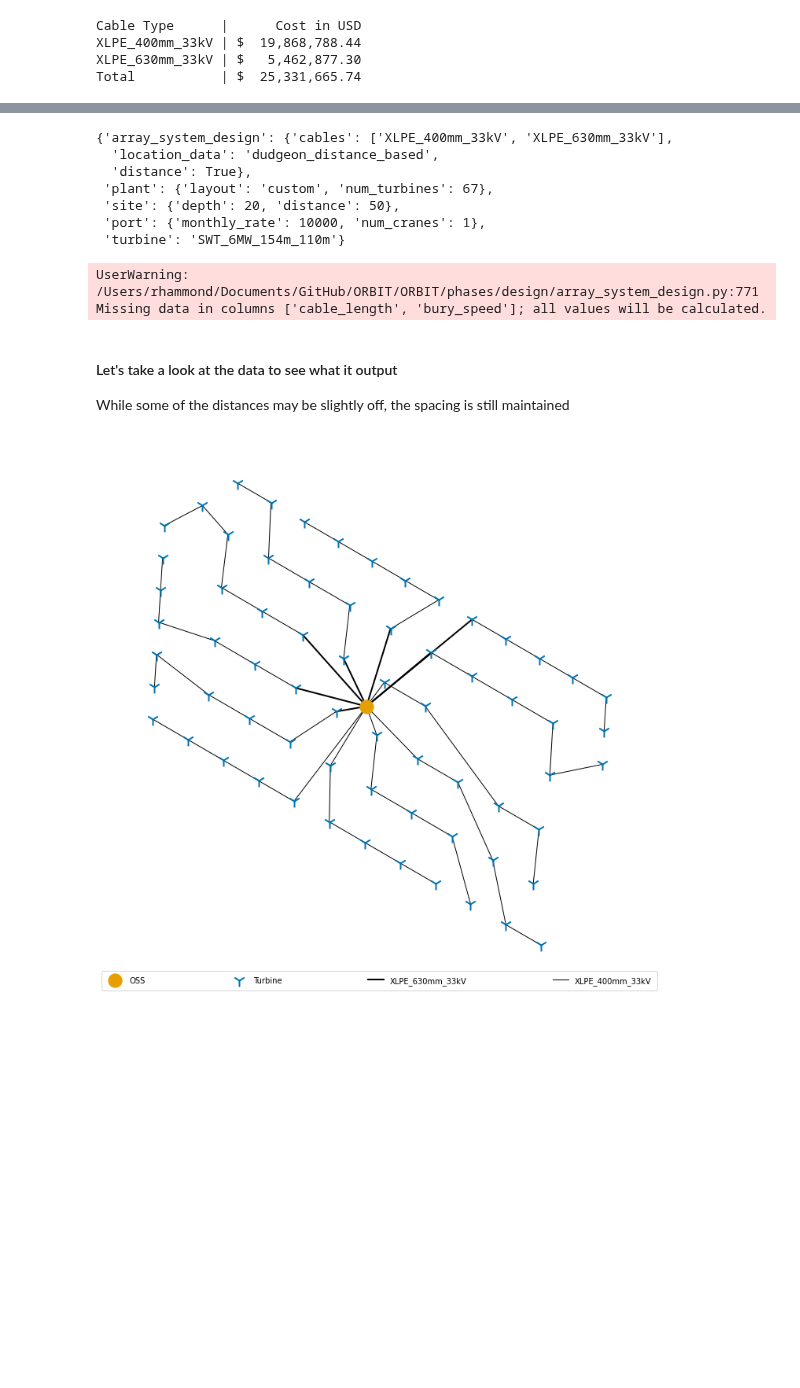
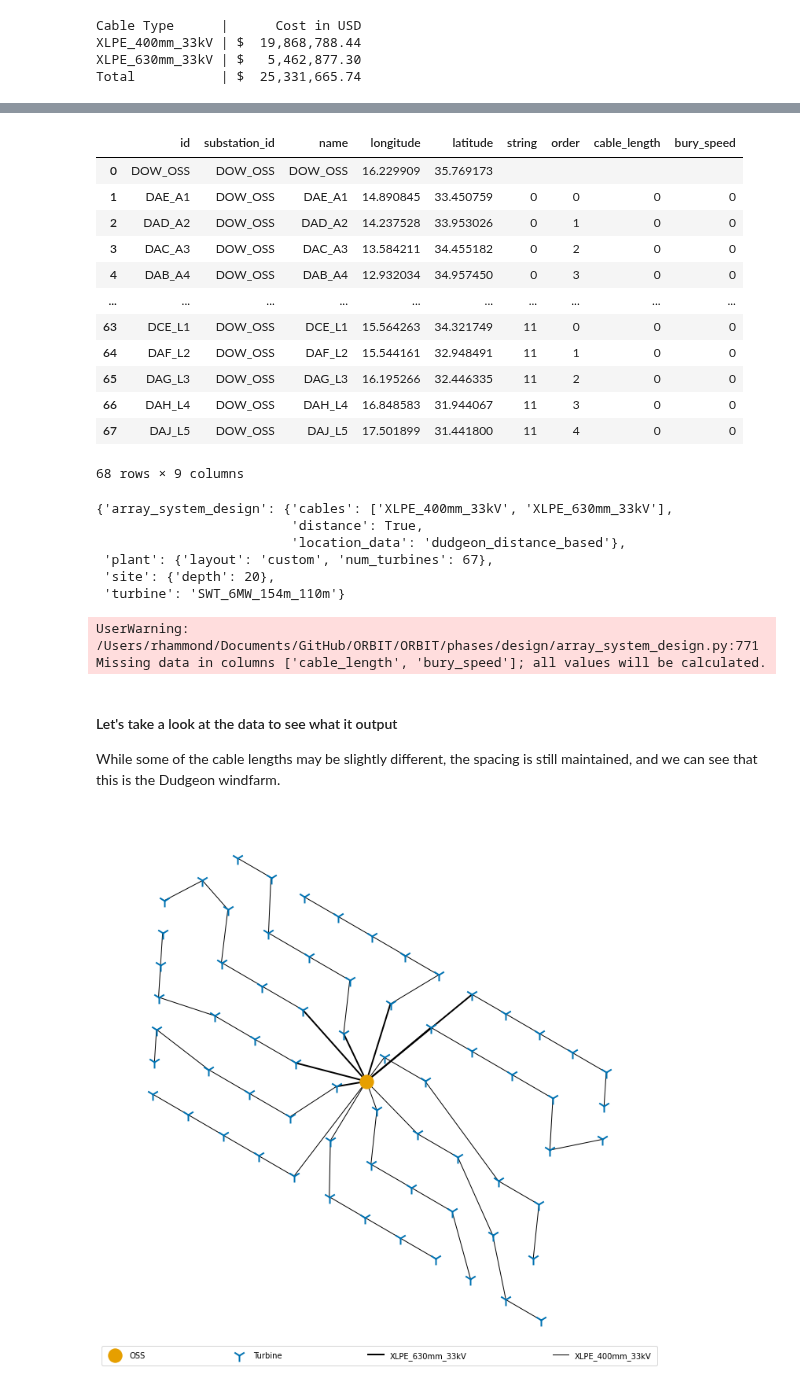
Before and after one commit to WISDEM/ORBIT, a Jupyter notebook: examples/custom_array_layout.ipynb, the cells around one changed output, grey strips where cells are left out. Cells and saved outputs as stored; diff of their text form; code cells hidden in the pictures; blank space fills up the shorter version.

```diff
--- a/examples/custom_array_layout.ipynb
+++ b/examples/custom_array_layout.ipynb
@@ -232,13 +275,29 @@ Save complete!
+# %%
+df = pd.read_csv("../library/cables/dudgeon_distance_based.csv", index_col=False).fillna("")
+df
+# %% [output]
+|  | id | substation_id | name | longitude | latitude | string | order | cable_length | bury_speed |
+| 0 | DOW_OSS | DOW_OSS | DOW_OSS | 16.229909 | 35.769173 |  |  |  |  |
+| 1 | DAE_A1 | DOW_OSS | DAE_A1 | 14.890845 | 33.450759 | 0 | 0 | 0 | 0 |
+| 2 | DAD_A2 | DOW_OSS | DAD_A2 | 14.237528 | 33.953026 | 0 | 1 | 0 | 0 |
+| 3 | DAC_A3 | DOW_OSS | DAC_A3 | 13.584211 | 34.455182 | 0 | 2 | 0 | 0 |
+| 4 | DAB_A4 | DOW_OSS | DAB_A4 | 12.932034 | 34.957450 | 0 | 3 | 0 | 0 |
+| ... | ... | ... | ... | ... | ... | ... | ... | ... | ... |
+| 63 | DCE_L1 | DOW_OSS | DCE_L1 | 15.564263 | 34.321749 | 11 | 0 | 0 | 0 |
+| 64 | DAF_L2 | DOW_OSS | DAF_L2 | 15.544161 | 32.948491 | 11 | 1 | 0 | 0 |
+| 65 | DAG_L3 | DOW_OSS | DAG_L3 | 16.195266 | 32.446335 | 11 | 2 | 0 | 0 |
+| 66 | DAH_L4 | DOW_OSS | DAH_L4 | 16.848583 | 31.944067 | 11 | 3 | 0 | 0 |
+| 67 | DAJ_L5 | DOW_OSS | DAJ_L5 | 17.501899 | 31.441800 | 11 | 4 | 0 | 0 |
+68 rows × 9 columns
 # %%
 config = library.extract_library_specs("config", "example_custom_array_simple_distance_based")
-config
+pprint(config)
 # %% [output]
 {'array_system_design': {'cables': ['XLPE_400mm_33kV', 'XLPE_630mm_33kV'],
-  'location_data': 'dudgeon_distance_based',
-  'distance': True},
+                         'distance': True,
+                         'location_data': 'dudgeon_distance_based'},
  'plant': {'layout': 'custom', 'num_turbines': 67},
- 'site': {'depth': 20, 'distance': 50},
- 'port': {'monthly_rate': 10000, 'num_cranes': 1},
+ 'site': {'depth': 20},
  'turbine': 'SWT_6MW_154m_110m'}
 # %%
 # OR we can create the flag here, which the config will always override
@@ -250,7 +309,7 @@ Missing data in columns ['cable_length', 'bury_speed']; all values will be calcu
 # %% [markdown]
 #### Let's take a look at the data to see what it output
 
-While some of the distances may be slightly off, the spacing is still maintained
+While some of the cable lengths may be slightly different, the spacing is still maintained, and we can see that this is the Dudgeon windfarm.
 # %%
 array_distance.plot_array_system(show=True)
 # %% [output]
```
Also changed, not shown: parts of 38 cells of this notebook, 9 other files.
